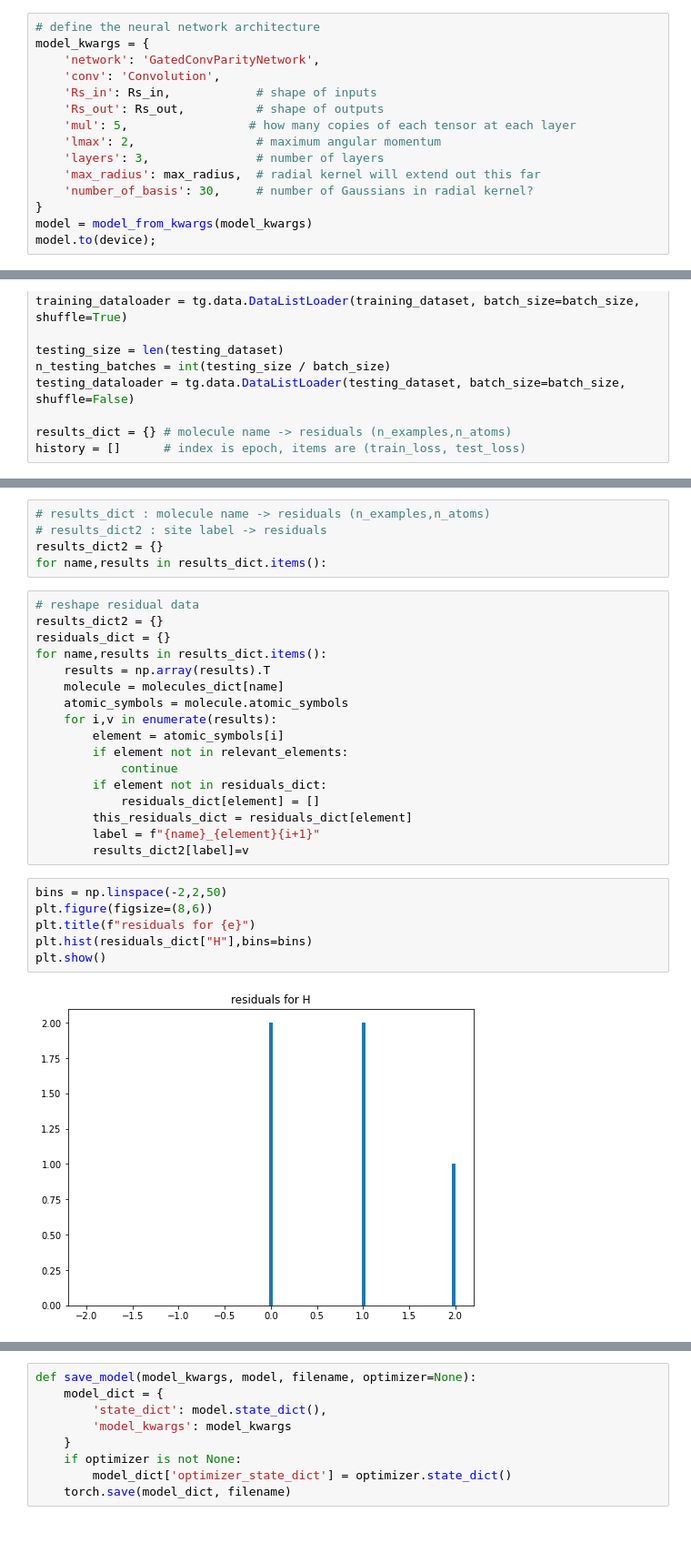
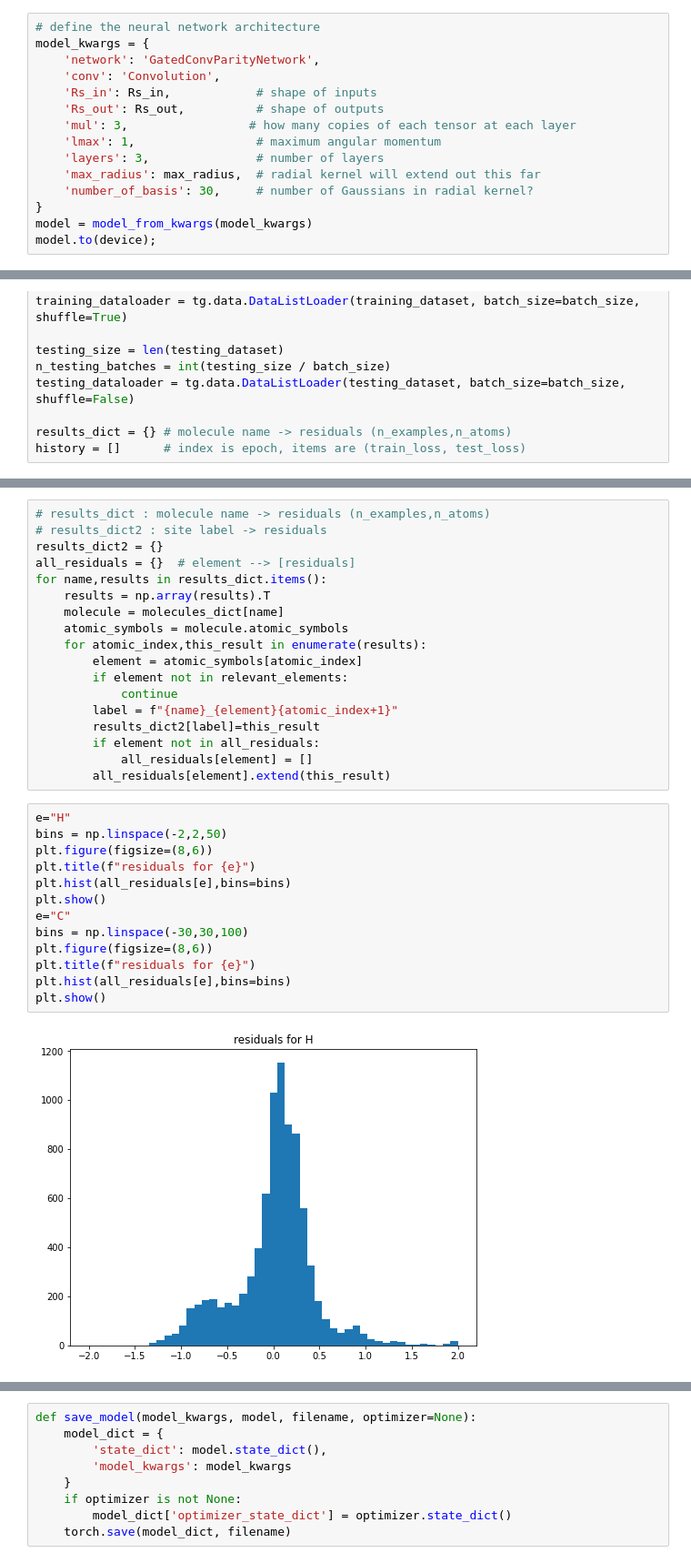
Before and after one commit to mister-bailey/solvent, a Jupyter notebook: training/qm7/qm7.ipynb, the cells around one changed output, grey strips where cells are left out. Shown at 91% size. Cells and saved outputs as stored; diff of their text form; blank space fills up the shorter version.

```diff
--- a/training/qm7/qm7.ipynb
+++ b/training/qm7/qm7.ipynb
@@ -239,8 +249,8 @@ model_kwargs = {
     'conv': 'Convolution',
     'Rs_in': Rs_in,            # shape of inputs
     'Rs_out': Rs_out,          # shape of outputs
-    'mul': 5,                 # how many copies of each tensor at each layer
-    'lmax': 2,                 # maximum angular momentum
+    'mul': 3,                 # how many copies of each tensor at each layer
+    'lmax': 1,                 # maximum angular momentum
     'layers': 3,               # number of layers
     'max_radius': max_radius,  # radial kernel will extend out this far
     'number_of_basis': 30,     # number of Gaussians in radial kernel?
@@ -407,31 +416,34 @@ for name,results in results_dict.items():
 (99, 13)
-# %%
-# results_dict : molecule name -> residuals (n_examples,n_atoms)
-# results_dict2 : site label -> residuals
-results_dict2 = {}
-for name,results in results_dict.items():
 # %%
-# reshape residual data
+# results_dict : molecule name -> residuals (n_examples,n_atoms)
+# results_dict2 : site label -> residuals
 results_dict2 = {}
-residuals_dict = {}
+all_residuals = {}  # element --> [residuals]
 for name,results in results_dict.items():
     results = np.array(results).T
     molecule = molecules_dict[name]
     atomic_symbols = molecule.atomic_symbols
-    for i,v in enumerate(results):
-        element = atomic_symbols[i]
+    for atomic_index,this_result in enumerate(results):
+        element = atomic_symbols[atomic_index]
         if element not in relevant_elements:
             continue
-        if element not in residuals_dict:
-            residuals_dict[element] = []
-        this_residuals_dict = residuals_dict[element]
-        label = f"{name}_{element}{i+1}"
-        results_dict2[label]=v
+        label = f"{name}_{element}{atomic_index+1}"
+        results_dict2[label]=this_result
+        if element not in all_residuals:
+            all_residuals[element] = []
+        all_residuals[element].extend(this_result)
 # %%
+e="H"
 bins = np.linspace(-2,2,50)
 plt.figure(figsize=(8,6))
 plt.title(f"residuals for {e}")
-plt.hist(residuals_dict["H"],bins=bins)
+plt.hist(all_residuals[e],bins=bins)
 plt.show()
+e="C"
+bins = np.linspace(-30,30,100)
+plt.figure(figsize=(8,6))
+plt.title(f"residuals for {e}")
+plt.hist(all_residuals[e],bins=bins)
+plt.show()
 # %% [output]
-[figure, old version]
+[figure, new version]
```
Also changed, not shown: parts of 11 cells of this notebook, 1 other file.
